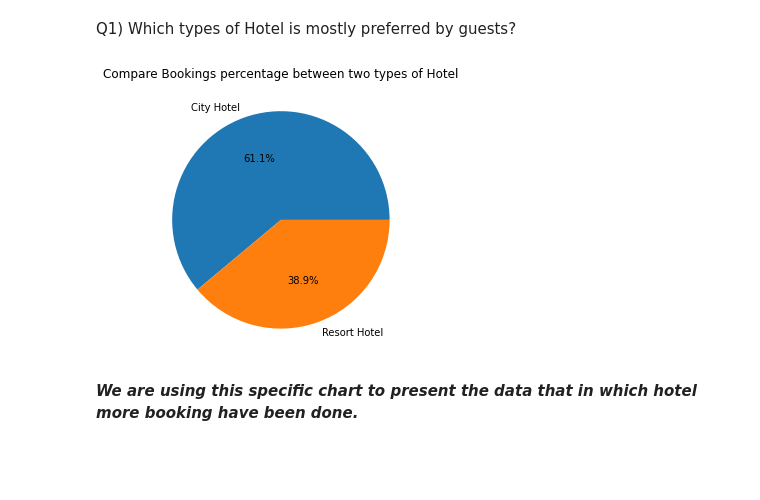
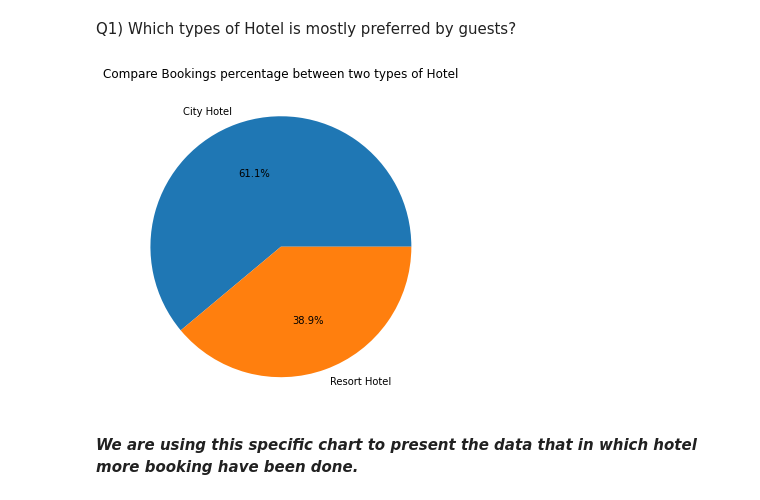
Before and after one commit to bikashsasmal/EDA-Group-Hotel-Booking-Analysis---Capstone-Project-1-.ipynb-by-rebooters, a Jupyter notebook: EDA(Group)_Hotel_Booking_Analysis_Capstone_Project_1_ipynb_by_rebooters.ipynb, the cells around one changed output. Saved outputs shown, nothing was run; the diff lists cells and outputs as text; code cells hidden in the pictures; blank space fills up the shorter version.

```diff
--- a/EDA(Group)_Hotel_Booking_Analysis_Capstone_Project_1_ipynb_by_rebooters.ipynb
+++ b/EDA(Group)_Hotel_Booking_Analysis_Capstone_Project_1_ipynb_by_rebooters.ipynb
@@ -509,12 +553,12 @@ Q1) Which types of Hotel is mostly preferred by guests?
 # %%
 grouped_by_hotel = df1.groupby('hotel')
 d1 = pd.DataFrame((grouped_by_hotel.size()/df1.shape[0])*100).reset_index().rename(columns = {0:'Booking %'})      #Calculating percentage
-plt.figure(figsize = (8,5))
+plt.figure(figsize = (10,6))
 plt.pie(d1['Booking %'], labels=d1['hotel'], autopct='%1.1f%%')
 plt.title("Compare Bookings percentage between two types of Hotel")
 plt.show()
 # %% [output]
-[figure, old version]
+[figure, new version]
 # %% [markdown]
 ***We are using this specific chart to present the data that in which hotel more booking have been done.***
 # %% [markdown]
```
Also changed, not shown: parts of 72 cells of this notebook.
